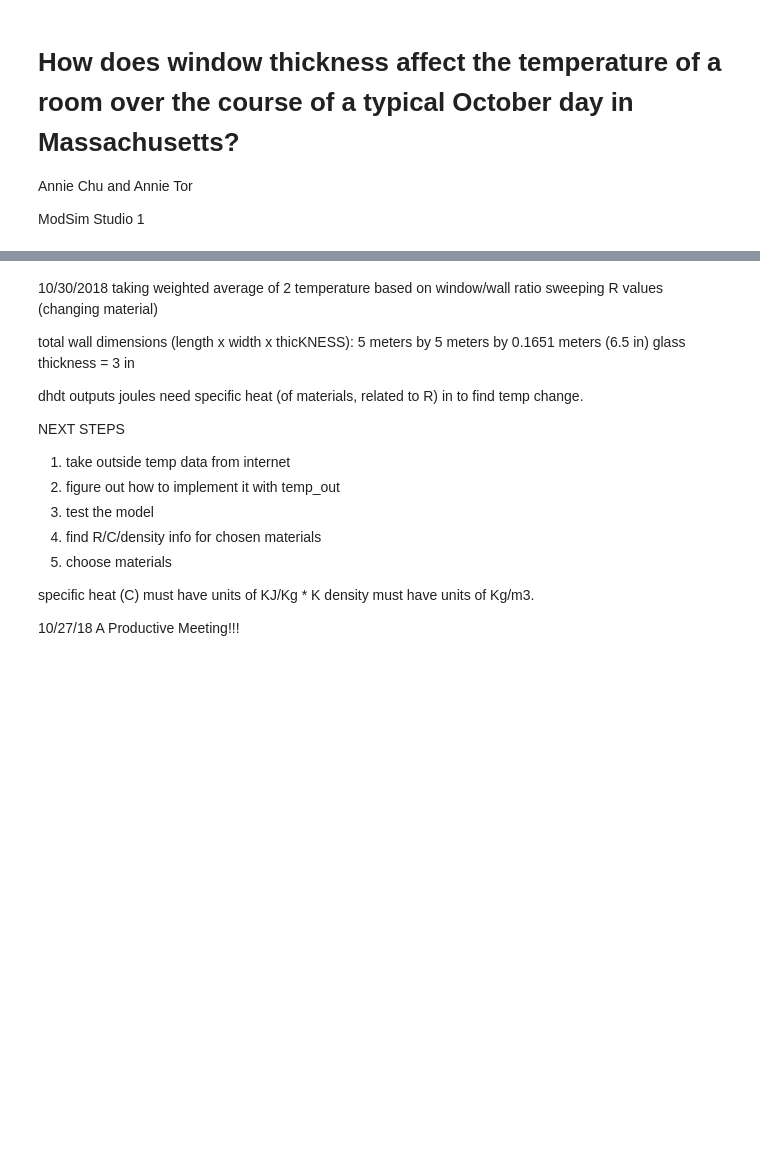
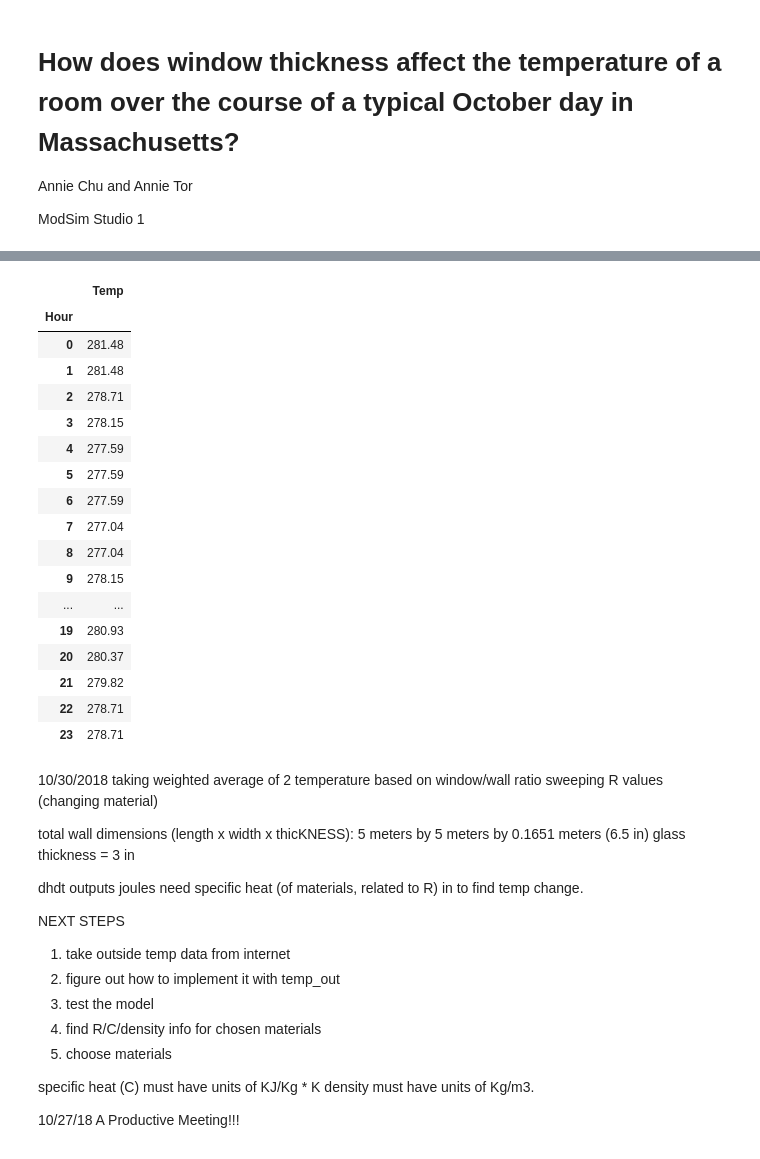
Before and after one commit to ator1/ModSimPy, a Jupyter notebook: code/Walls_and_Window_Size.ipynb, the cells around one changed output, grey strips where cells are left out. Drawn from its saved outputs; the diff is of its cells as text; code cells hidden in the pictures; blank space fills up the shorter version.

Commit message:
Updating ModSim Project 2

```diff
--- a/code/Walls_and_Window_Size.ipynb
+++ b/code/Walls_and_Window_Size.ipynb
@@ -16,3 +23,26 @@ from modsim import *
+# %%
+filename = r'C:\Users\ator\Desktop\ModSim\Project2TempData.csv'
+tables = read_csv(filename, header=0, index_col=0);
+tables
+# %% [output]
+|  | Temp |
+| Hour |  |
+| 0 | 281.48 |
+| 1 | 281.48 |
+| 2 | 278.71 |
+| 3 | 278.15 |
+| 4 | 277.59 |
+| 5 | 277.59 |
+| 6 | 277.59 |
+| 7 | 277.04 |
+| 8 | 277.04 |
+| 9 | 278.15 |
+| ... | ... |
+| 19 | 280.93 |
+| 20 | 280.37 |
+| 21 | 279.82 |
+| 22 | 278.71 |
+| 23 | 278.71 |
 # %% [markdown]
 10/30/2018
 taking weighted average of 2 temperature based on window/wall ratio
```
Also changed, not shown: parts of 14 cells of this notebook.
